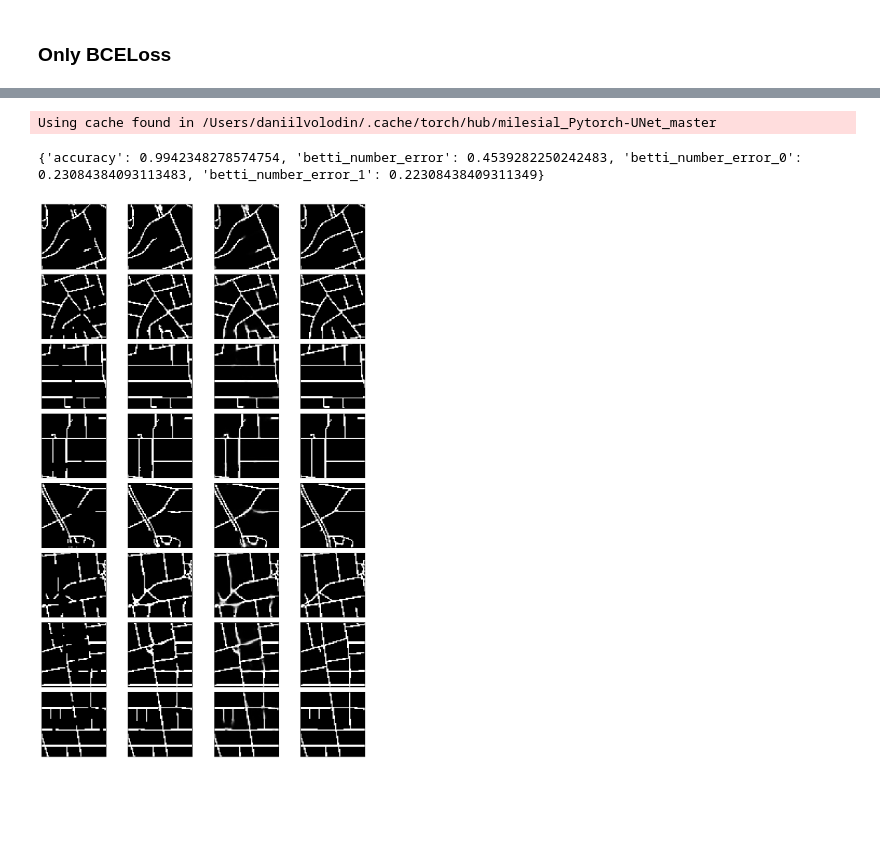
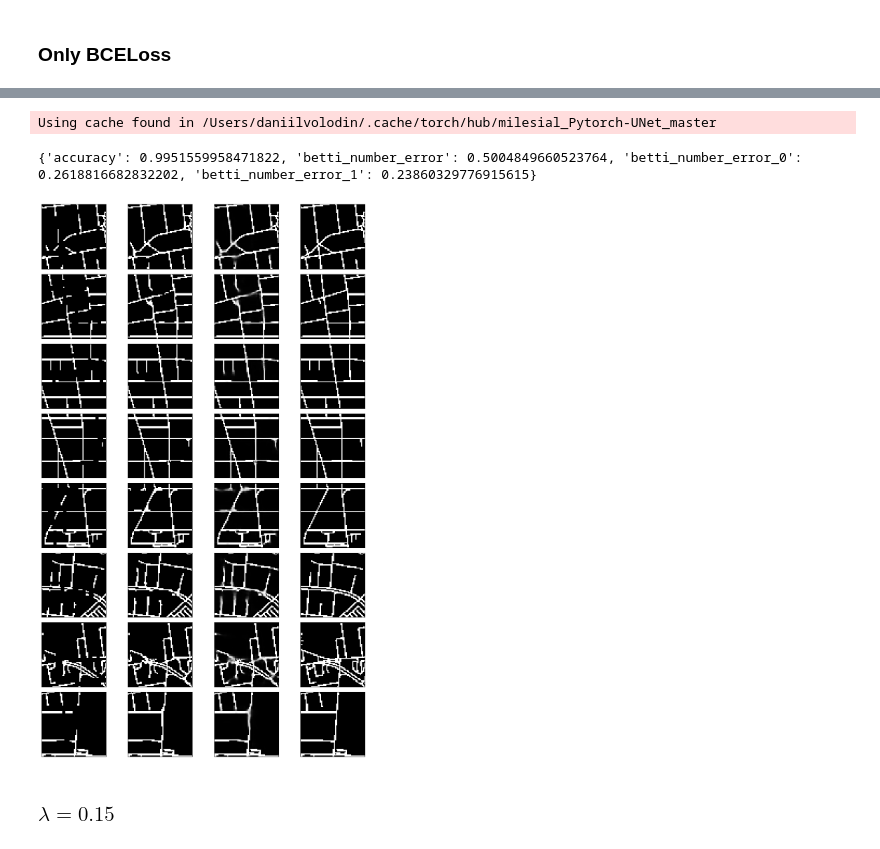
Before and after one commit to DanVolodin/Topological-Autoencoder, a Jupyter notebook: roads_experiments.ipynb, the cells around one changed output, grey strips where cells are left out. Saved outputs shown, nothing was run; the diff lists cells and outputs as text; code cells hidden in the pictures; blank space fills up the shorter version.

```diff
--- a/roads_experiments.ipynb
+++ b/roads_experiments.ipynb
@@ -28,3 +25,5 @@ wandb: Currently logged in as: volodin-daniil. Use `wandb login --relogin` to fo
 # %%
 RANDOM_SEED = 42
+PIN_MEMORY = False
+NUM_WORKERS = 0
 # %% [markdown]
@@ -61,20 +60,14 @@ save_datasets("data/Roads/patches_60/", [train_loader, val_loader, test_loader],
 # %%
 set_random_seed(RANDOM_SEED)
 
-noise_transformations = A.Compose([
-    A.CoarseDropout(min_holes=1, max_holes=1, min_height=3, min_width=10, max_height=6, max_width=30, fill_value=0, p=1),
-    A.CoarseDropout(min_holes=1, max_holes=1, min_height=10, min_width=3, max_height=30, max_width=6, fill_value=0, p=1),
-    A.CoarseDropout(min_holes=2, max_holes=4, min_height=3, min_width=10, max_height=6, max_width=30, fill_value=0, p=0.7),
-    A.CoarseDropout(min_holes=2, max_holes=4, min_height=10, min_width=3, max_height=30, max_width=6, fill_value=0, p=0.7)
-])
-
 train_loader, val_loader, test_loader = get_learn_data("data/Roads/patches_60", "train_gt", "val_gt", "test_gt",
-                                                       "train", "val", "test", noise_transformations=noise_transformations,
-                                                       patch_mode="keep", img_size=(60, 60), batch_size=32, max_size=2500)
+                                                       "train", "val", "test", patch_mode="keep",
+                                                       img_size=(60, 60), batch_size=32, max_size=2500,
+                                                       num_workers=NUM_WORKERS, pin_memory=PIN_MEMORY)
 
 fig = plt.figure(figsize=(10, 32))
 for idx in np.arange(8):
-    noised_image, gt_image, img_name, patch_num = val_loader.dataset[idx + 30]
+    noised_image, gt_image, img_name, patch_num = test_loader.dataset[idx + 685]
 
     # noised input
     ax1 = fig.add_subplot(16, 2, 2 * idx + 1, xticks=[], yticks=[])
@@ -337,10 +223,12 @@ torch.save(net.state_dict(), "models/unet_bce_1e-3_topo_1.pt")
 # %%
+net = UNet()
 device = torch.device("cuda:0" if torch.cuda.is_available() else "cpu")
+net.load_state_dict(torch.load("models/Roads/unet_bce_1_topo_1e-1.pt", map_location=device))
 
-net = UNet()
-net.load_state_dict(torch.load("models/unet_bce_1e-3_topo_1.pt", map_location=device))
-results_unet_2, results_probs_unet_2 = evaluate_model(net, test_loader, device, start_ind=680)
+predictions_01, predictions_01_proba = evaluate_model(net, test_loader, device, start_ind=685)
 # %% [output]
 Using cache found in /Users/daniilvolodin/.cache/torch/hub/milesial_Pytorch-UNet_master
-{'accuracy': 0.9942348278574754, 'betti_number_error': 0.4539282250242483, 'betti_number_error_0': 0.23084384093113483, 'betti_number_error_1': 0.22308438409311349}
+{'accuracy': 0.9951559958471822, 'betti_number_error': 0.5004849660523764, 'betti_number_error_0': 0.2618816682832202, 'betti_number_error_1': 0.23860329776915615}
-[figure, old version]
+[figure, new version]
+# %% [markdown]
+### $\lambda = 0.15$
```
Also changed, not shown: parts of 33 cells of this notebook, 9 other files.
